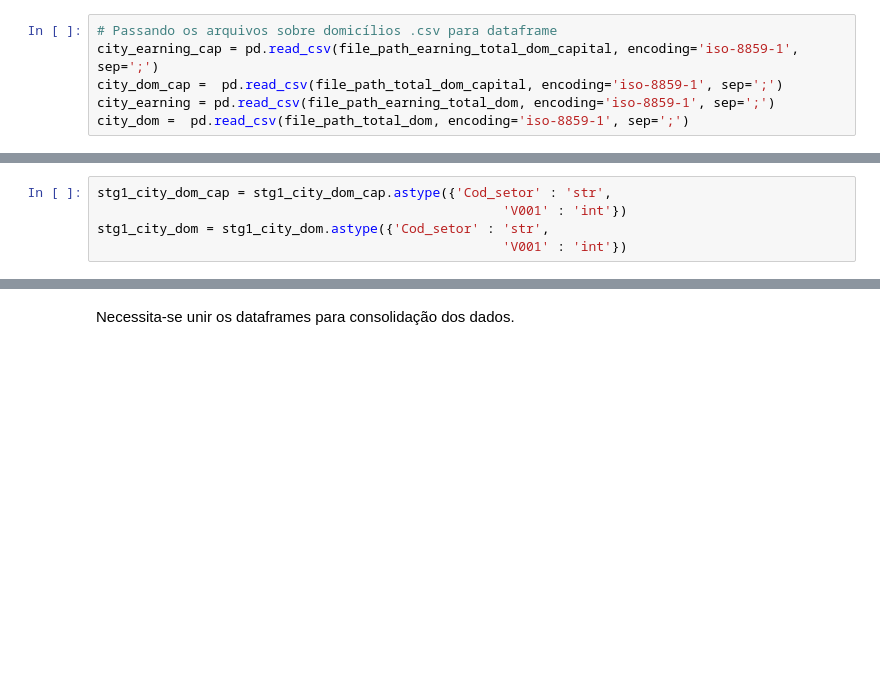
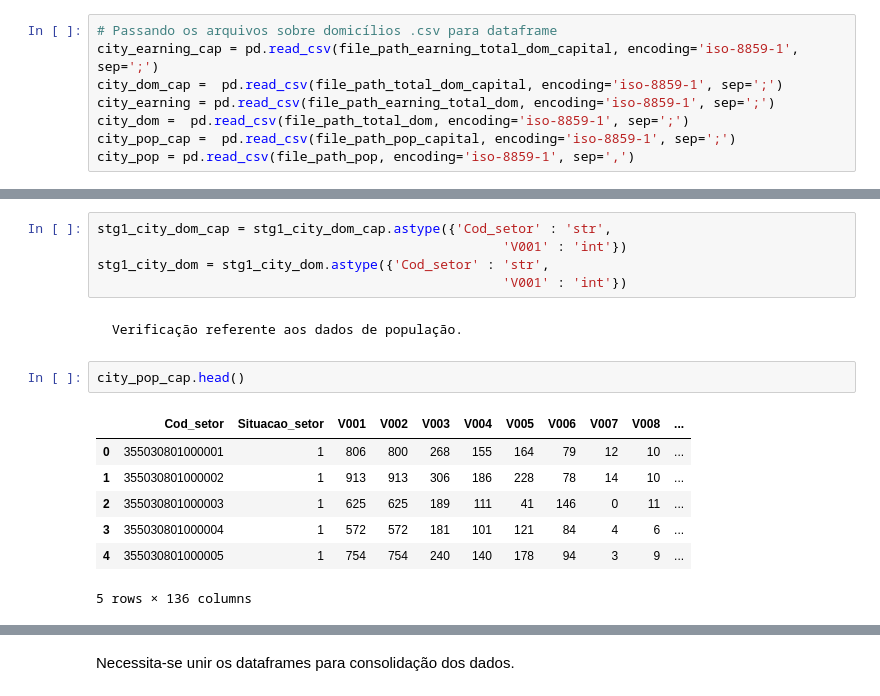
Before and after one commit to gcunharodrigues/uber, a Jupyter notebook: estudos_demograficos_setores_censitarios_v3.ipynb, the cells around one changed output, grey strips where cells are left out. Saved outputs shown, nothing was run; the diff lists cells and outputs as text; blank space fills up the shorter version.

Commit message:
Arquivo salvo limpeza tratamento de dados

```diff
--- a/estudos_demograficos_setores_censitarios_v3.ipynb
+++ b/estudos_demograficos_setores_censitarios_v3.ipynb
@@ -345,6 +345,8 @@ city_earning_cap = pd.read_csv(file_path_earning_total_dom_capital, encoding='is
 city_dom_cap =  pd.read_csv(file_path_total_dom_capital, encoding='iso-8859-1', sep=';')
 city_earning = pd.read_csv(file_path_earning_total_dom, encoding='iso-8859-1', sep=';')
 city_dom =  pd.read_csv(file_path_total_dom, encoding='iso-8859-1', sep=';')
+city_pop_cap =  pd.read_csv(file_path_pop_capital, encoding='iso-8859-1', sep=';')
+city_pop = pd.read_csv(file_path_pop, encoding='iso-8859-1', sep=',')
 # %% [markdown]
 #### Executando algumas verificações nos arquivos...
 # %% [markdown]
@@ -670,3 +672,15 @@ stg1_city_dom_cap = stg1_city_dom_cap.astype({'Cod_setor' : 'str',
                                                     'V001' : 'int'})
 stg1_city_dom = stg1_city_dom.astype({'Cod_setor' : 'str',
                                                     'V001' : 'int'})
+# %% [markdown]
+    Verificação referente aos dados de população.
+# %%
+city_pop_cap.head()
+# %% [output]
+|  | Cod_setor | Situacao_setor | V001 | V002 | V003 | V004 | V005 | V006 | V007 | V008 | ... |
+| 0 | 355030801000001 | 1 | 806 | 800 | 268 | 155 | 164 | 79 | 12 | 10 | ... |
+| 1 | 355030801000002 | 1 | 913 | 913 | 306 | 186 | 228 | 78 | 14 | 10 | ... |
+| 2 | 355030801000003 | 1 | 625 | 625 | 189 | 111 | 41 | 146 | 0 | 11 | ... |
+| 3 | 355030801000004 | 1 | 572 | 572 | 181 | 101 | 121 | 84 | 4 | 6 | ... |
+| 4 | 355030801000005 | 1 | 754 | 754 | 240 | 140 | 178 | 94 | 3 | 9 | ... |
+5 rows × 136 columns
```
Also changed, not shown: parts of 21 cells of this notebook.
